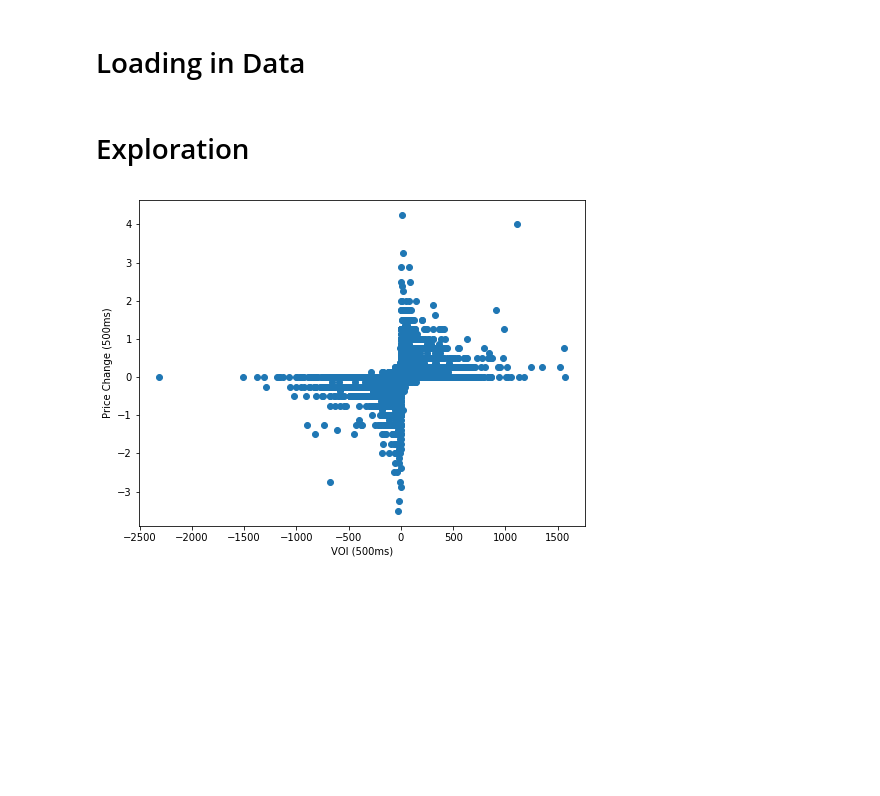
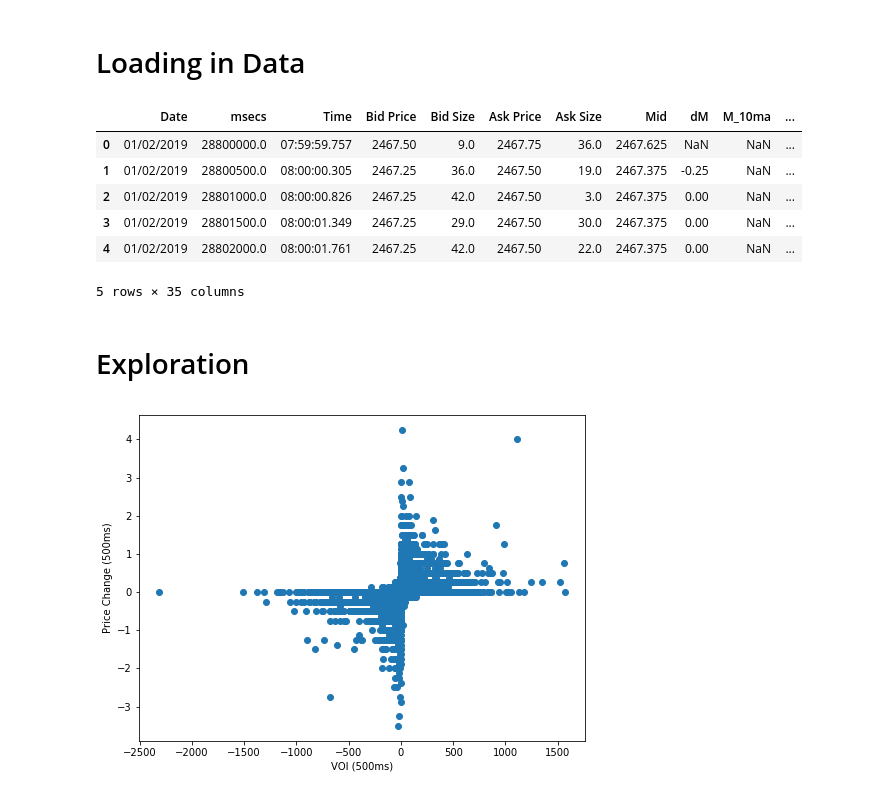
Before and after one commit to codyjcao/MLII_project, a Jupyter notebook: ML Project SVM - Final - Cody.ipynb, the cells around one changed output. Saved outputs shown, nothing was run; the diff lists cells and outputs as text; code cells hidden in the pictures; blank space fills up the shorter version.

```diff
--- a/ML Project SVM - Final - Cody.ipynb
+++ b/ML Project SVM - Final - Cody.ipynb
@@ -34,9 +44,19 @@ def temp(ytruetest, ytruetrain, ypredtest, ypredtrain):
 # %% [markdown]
 # Loading in Data
 # %%
-DF = pd.read_csv('data_final.csv',
+DF = pd.read_csv('ESH2019_final.csv',
                  index_col = 0,
                  dtype={'Time':str})
+# %%
+DF.head()
+# %% [output]
+|  | Date | msecs | Time | Bid Price | Bid Size | Ask Price | Ask Size | Mid | dM | M_10ma | ... |
+| 0 | 01/02/2019 | 28800000.0 | 07:59:59.757 | 2467.50 | 9.0 | 2467.75 | 36.0 | 2467.625 | NaN | NaN | ... |
+| 1 | 01/02/2019 | 28800500.0 | 08:00:00.305 | 2467.25 | 36.0 | 2467.50 | 19.0 | 2467.375 | -0.25 | NaN | ... |
+| 2 | 01/02/2019 | 28801000.0 | 08:00:00.826 | 2467.25 | 42.0 | 2467.50 | 3.0 | 2467.375 | 0.00 | NaN | ... |
+| 3 | 01/02/2019 | 28801500.0 | 08:00:01.349 | 2467.25 | 29.0 | 2467.50 | 30.0 | 2467.375 | 0.00 | NaN | ... |
+| 4 | 01/02/2019 | 28802000.0 | 08:00:01.761 | 2467.25 | 42.0 | 2467.50 | 22.0 | 2467.375 | 0.00 | NaN | ... |
+5 rows × 35 columns
 # %%
 DF.loc[:,'Time'] = DF.loc[:,'Time'].replace(np.nan,'',regex=True)
 
```
Also changed, not shown: parts of 14 cells of this notebook.
